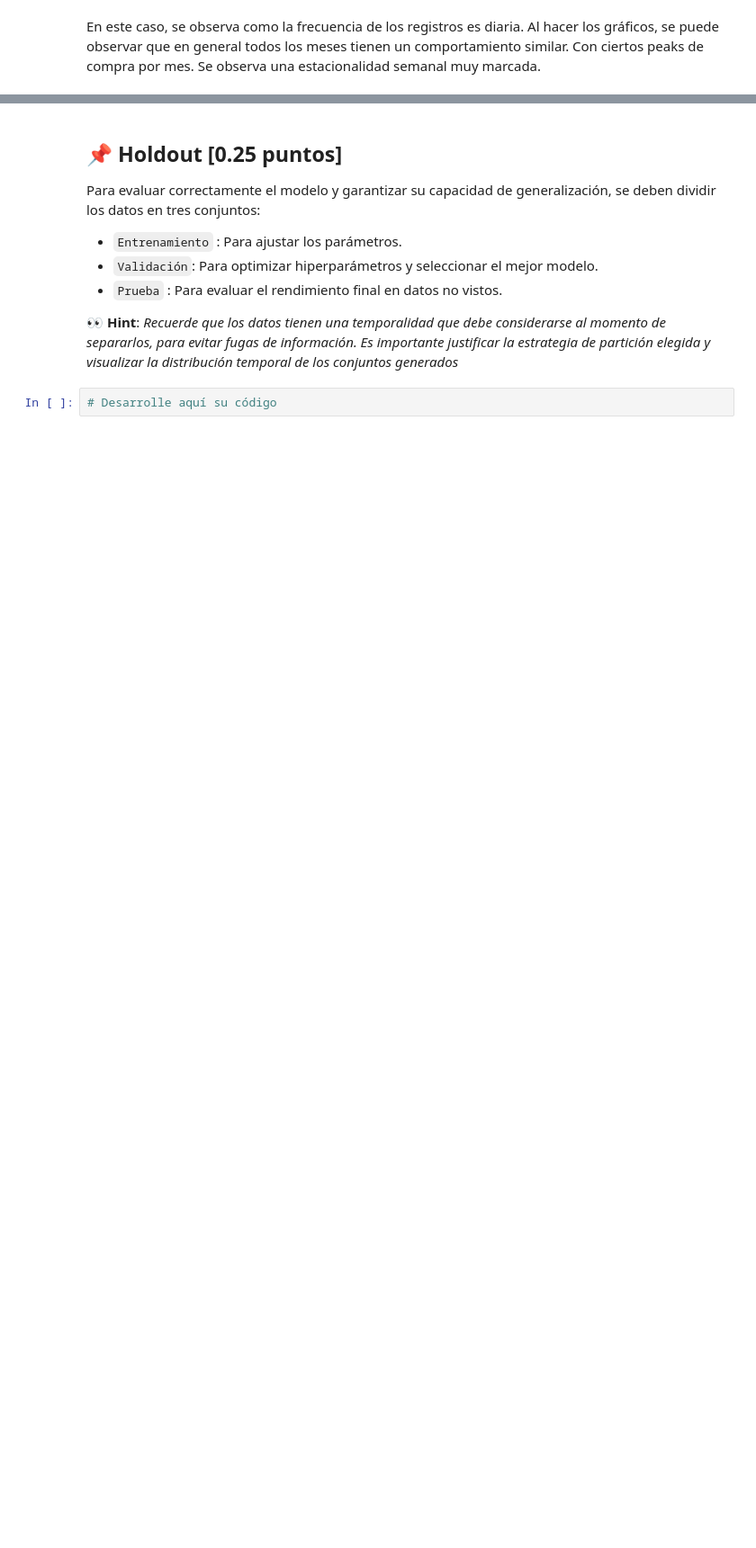
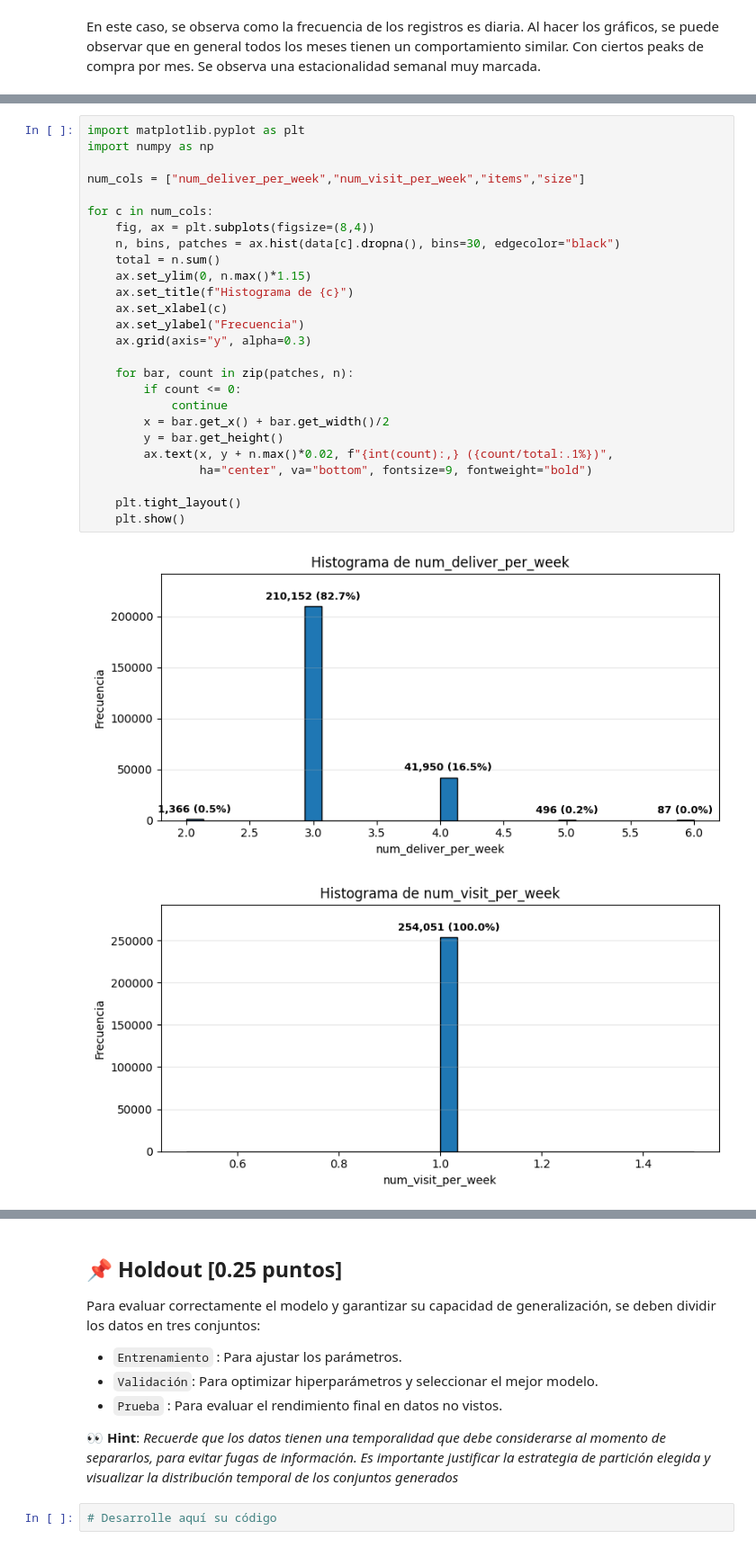
Before and after one commit to Mpalma325/Laboratorio-de-Programacion-Cientifica-para-Ciencia-de-Datos, a Jupyter notebook: Entrega1_LabCDD.ipynb, the cells around one changed output, grey strips where cells are left out. Shown at 90% size. Drawn from its saved outputs; the diff is of its cells as text; blank space fills up the shorter version.

```diff
--- a/Entrega1_LabCDD.ipynb
+++ b/Entrega1_LabCDD.ipynb
@@ -357,0 +435,29 @@ En este caso, se observa como la frecuencia de los registros es diaria. Al hacer
+# %%
+import matplotlib.pyplot as plt
+import numpy as np
+
+num_cols = ["num_deliver_per_week","num_visit_per_week","items","size"]
+
+for c in num_cols:
+    fig, ax = plt.subplots(figsize=(8,4))
+    n, bins, patches = ax.hist(data[c].dropna(), bins=30, edgecolor="black")
+    total = n.sum()
+    ax.set_ylim(0, n.max()*1.15)
+    ax.set_title(f"Histograma de {c}")
+    ax.set_xlabel(c)
+    ax.set_ylabel("Frecuencia")
+    ax.grid(axis="y", alpha=0.3)
+
+    for bar, count in zip(patches, n):
+        if count <= 0:
+            continue
+        x = bar.get_x() + bar.get_width()/2
+        y = bar.get_height()
+        ax.text(x, y + n.max()*0.02, f"{int(count):,} ({count/total:.1%})",
+                ha="center", va="bottom", fontsize=9, fontweight="bold")
+
+    plt.tight_layout()
+    plt.show()
+# %% [output]
+[figure, added]
+[figure, added]
```
Also changed, not shown: parts of 9 cells of this notebook.
